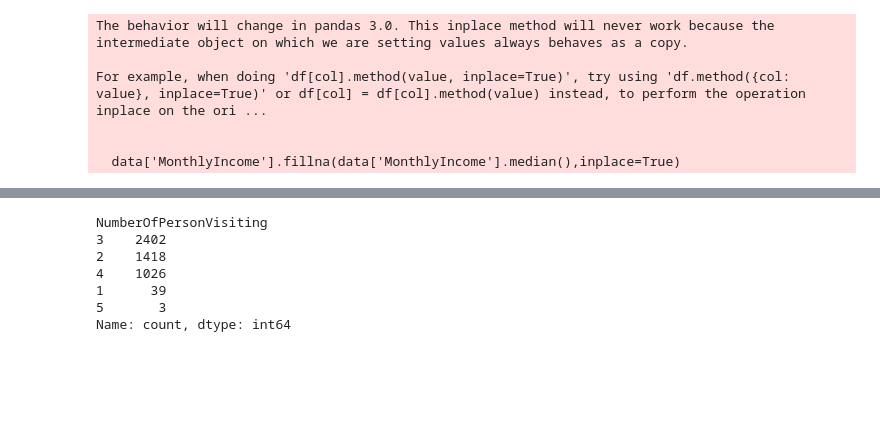
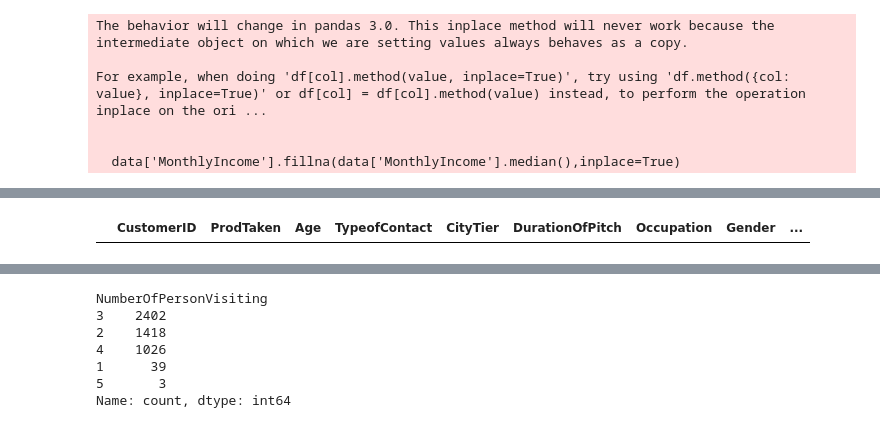
Before and after one commit to samurai5634/Complete-Data-Science-With-Machine-Learning-And-NLP-2024-main, a Jupyter notebook: 11-Random Forest/rfclass.ipynb, the cells around one changed output, grey strips where cells are left out. Saved outputs shown, nothing was run; the diff lists cells and outputs as text; code cells hidden in the pictures; blank space fills up the shorter version.

```diff
--- a/11-Random Forest/rfclass.ipynb
+++ b/11-Random Forest/rfclass.ipynb
@@ -296,3 +314,7 @@ For example, when doing 'df[col].method(value, inplace=True)', try using 'df.met
+# %%
+data[data['TypeofContact'].isnull()]
+# %% [output]
+|  | CustomerID | ProdTaken | Age | TypeofContact | CityTier | DurationOfPitch | Occupation | Gender | ... |
 # %%
 data.isnull().any()
 # %% [output]
```
Also changed, not shown: parts of 28 cells of this notebook, 1 other file.
